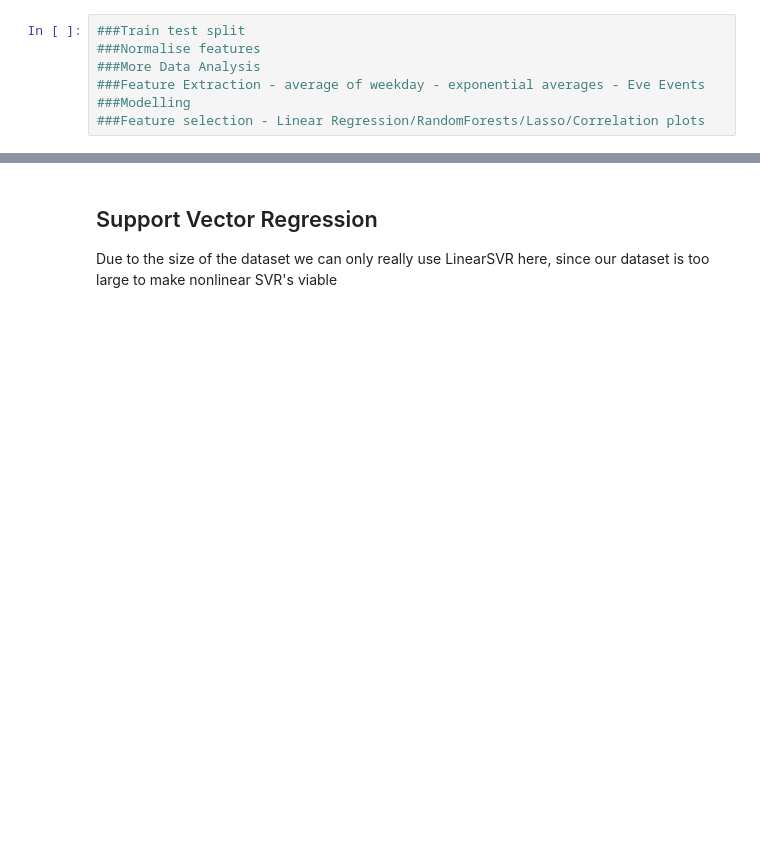
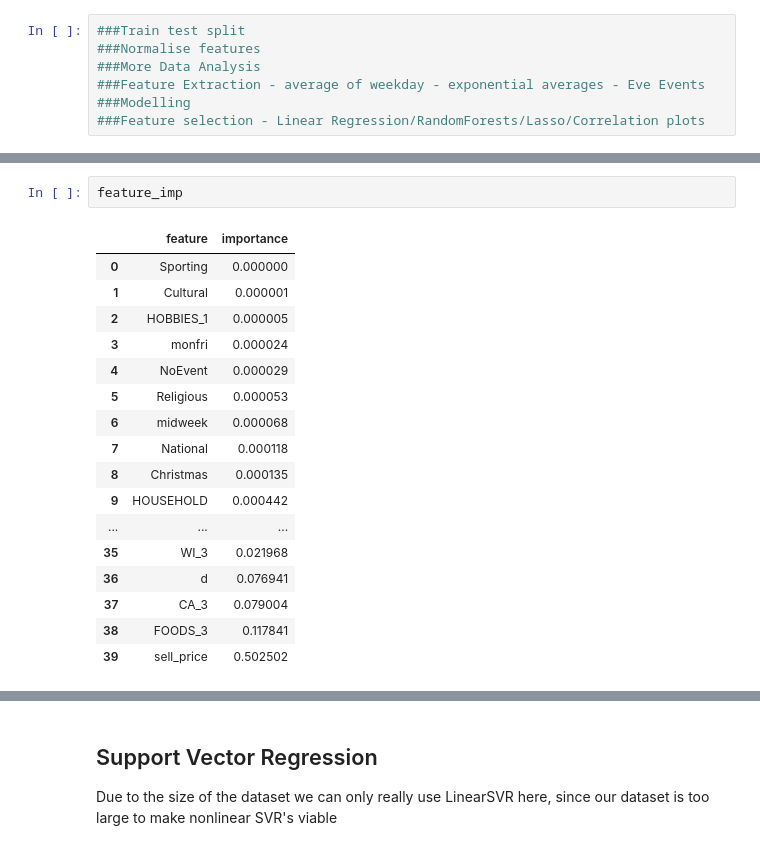
Before and after one commit to ixiaopan/GroupWork, a Jupyter notebook: AML/Modelling_Matt.ipynb, the cells around one changed output, grey strips where cells are left out. Drawn from its saved outputs; the diff is of its cells as text; blank space fills up the shorter version.

```diff
--- a/AML/Modelling_Matt.ipynb
+++ b/AML/Modelling_Matt.ipynb
@@ -168,0 +192,20 @@ strong multicollinearity problems or that the design matrix is singular.
+# %%
+feature_imp
+# %% [output]
+|  | feature | importance |
+| 0 | Sporting | 0.000000 |
+| 1 | Cultural | 0.000001 |
+| 2 | HOBBIES_1 | 0.000005 |
+| 3 | monfri | 0.000024 |
+| 4 | NoEvent | 0.000029 |
+| 5 | Religious | 0.000053 |
+| 6 | midweek | 0.000068 |
+| 7 | National | 0.000118 |
+| 8 | Christmas | 0.000135 |
+| 9 | HOUSEHOLD | 0.000442 |
+| ... | ... | ... |
+| 35 | WI_3 | 0.021968 |
+| 36 | d | 0.076941 |
+| 37 | CA_3 | 0.079004 |
+| 38 | FOODS_3 | 0.117841 |
+| 39 | sell_price | 0.502502 |
```
Also changed, not shown: parts of 11 cells of this notebook.
